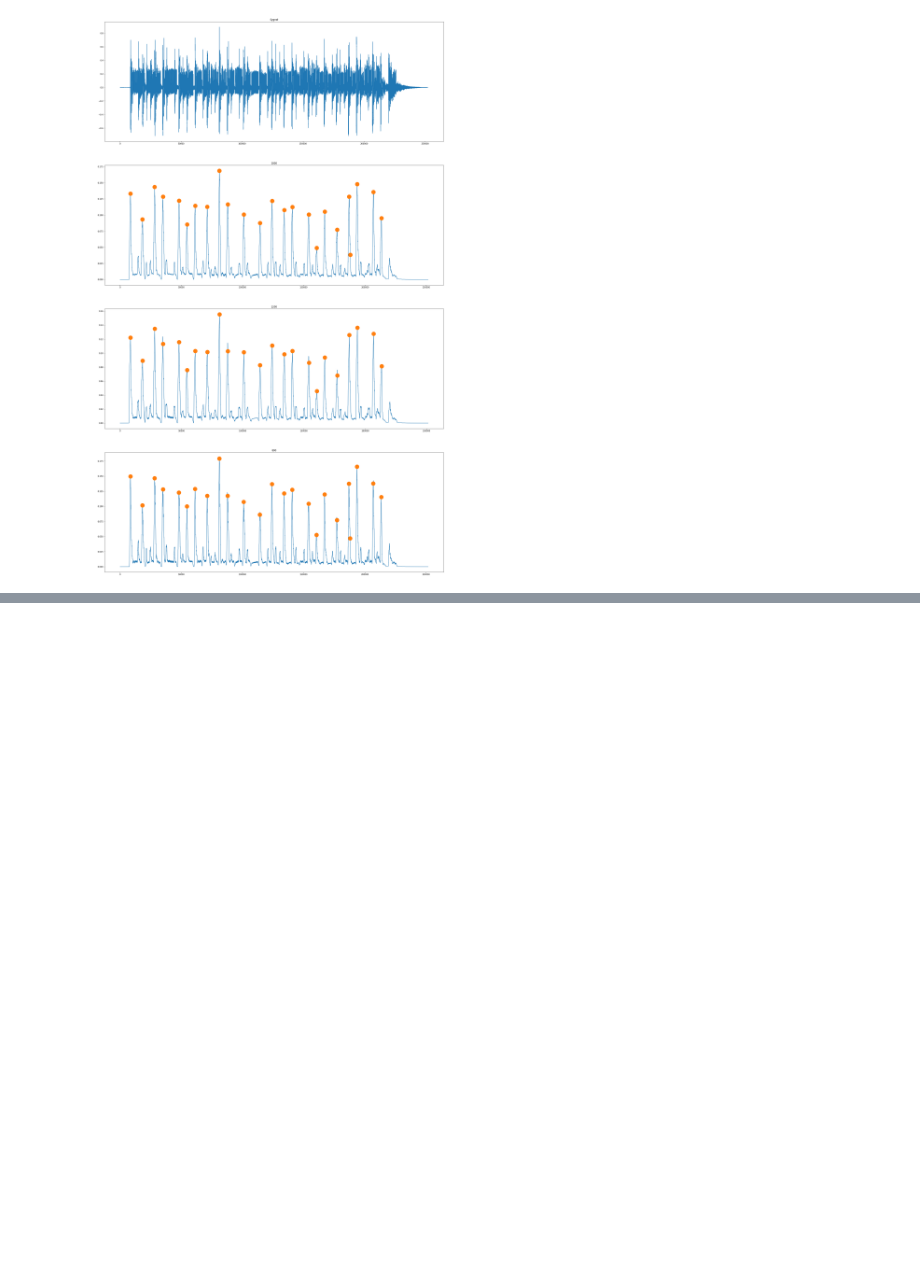
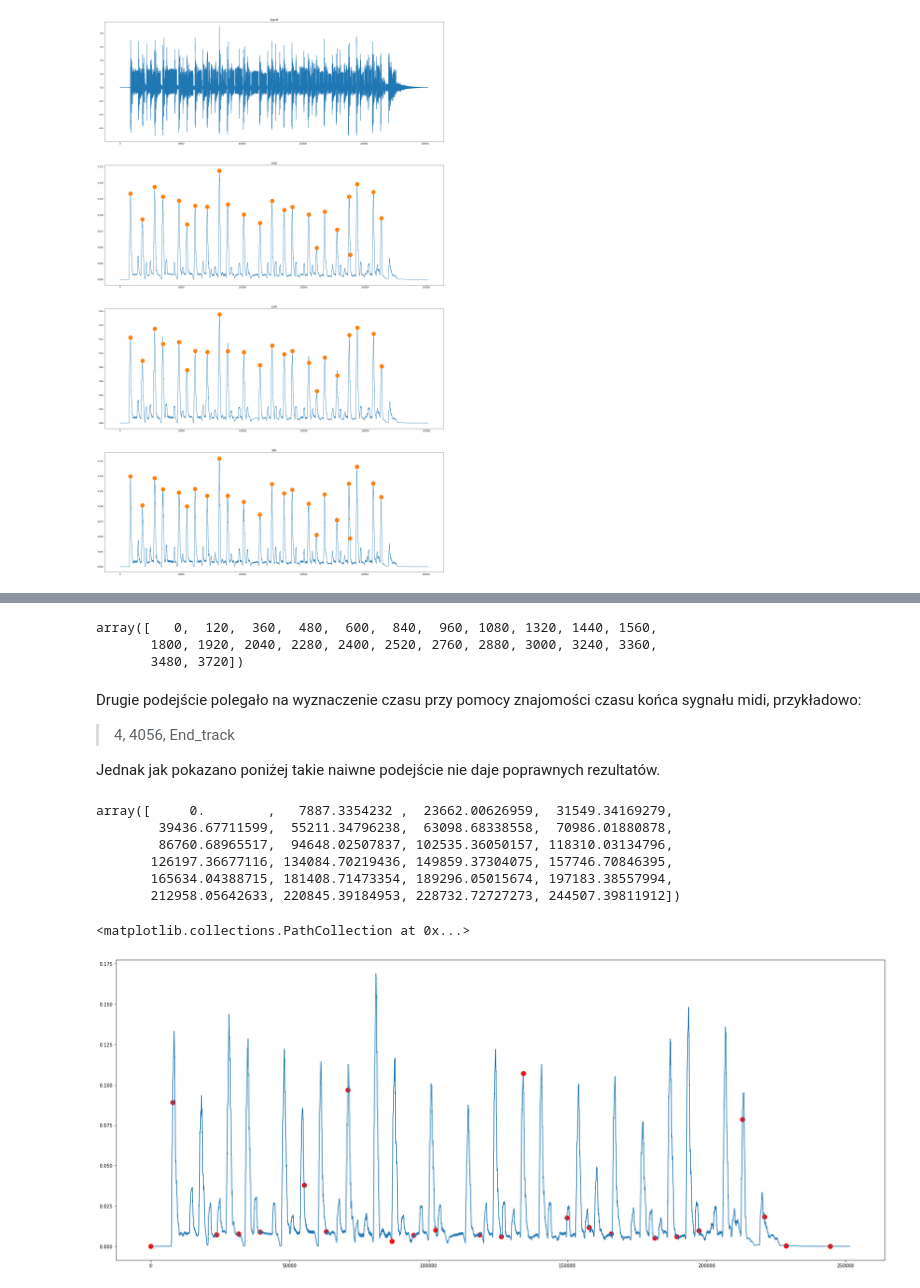
Before and after one commit to karlosos/acoustic_signals, a Jupyter notebook: lab08/Lab 08.ipynb, the cells around one changed output, grey strips where cells are left out. Cells and saved outputs as stored; diff of their text form; code cells hidden in the pictures; blank space fills up the shorter version.

Commit message:
Finish Lab08 - trying to solve midi times problem

```diff
--- a/lab08/Lab 08.ipynb
+++ b/lab08/Lab 08.ipynb
@@ -124,0 +135,12 @@ Text(0.5, 1.0, '800')
+# %%
+import csv
+times = []
+end_track_time = None
+with open('./data/Rhythm_3.csv', newline='') as csvfile:
+    spamreader = csv.reader(csvfile, delimiter=',', quotechar='|')
+    for row in spamreader:
+        if row[2].strip() == 'Note_on_c' and row[0].strip() == '3':
+            times.append(int(row[1].strip()))
+        if row[2].strip() == 'End_track' and row[0].strip() == '3':
+            end_track_time = int(row[1].strip())
+times = np.array(times)
@@ -124,0 +153,29 @@ Text(0.5, 1.0, '800')
+# %%
+times
+# %% [output]
+array([   0,  120,  360,  480,  600,  840,  960, 1080, 1320, 1440, 1560,
+       1800, 1920, 2040, 2280, 2400, 2520, 2760, 2880, 3000, 3240, 3360,
+       3480, 3720])
+# %% [markdown]
+Drugie podejście polegało na wyznaczenie czasu przy pomocy znajomości czasu końca sygnału midi, przykładowo:
+
+> 4, 4056, End_track
+
+Jednak jak pokazano poniżej takie naiwne podejście nie daje poprawnych rezultatów.
+# %%
+times_relative = (times/end_track_time) * envelope_0.shape[0]
+times_relative
+# %% [output]
+array([     0.        ,   7887.3354232 ,  23662.00626959,  31549.34169279,
+        39436.67711599,  55211.34796238,  63098.68338558,  70986.01880878,
+        86760.68965517,  94648.02507837, 102535.36050157, 118310.03134796,
+       126197.36677116, 134084.70219436, 149859.37304075, 157746.70846395,
+       165634.04388715, 181408.71473354, 189296.05015674, 197183.38557994,
+       212958.05642633, 220845.39184953, 228732.72727273, 244507.39811912])
+# %%
+fig = plt.figure(figsize=(30, 12))
+plt.plot(envelope_0)
+plt.scatter(times_relative.astype(int), envelope_0[times_relative.astype(int)], color='red', s=100)
+# %% [output]
+<matplotlib.collections.PathCollection at 0x...>
+[figure, added]
```
Also changed, not shown: parts of 12 cells of this notebook.
